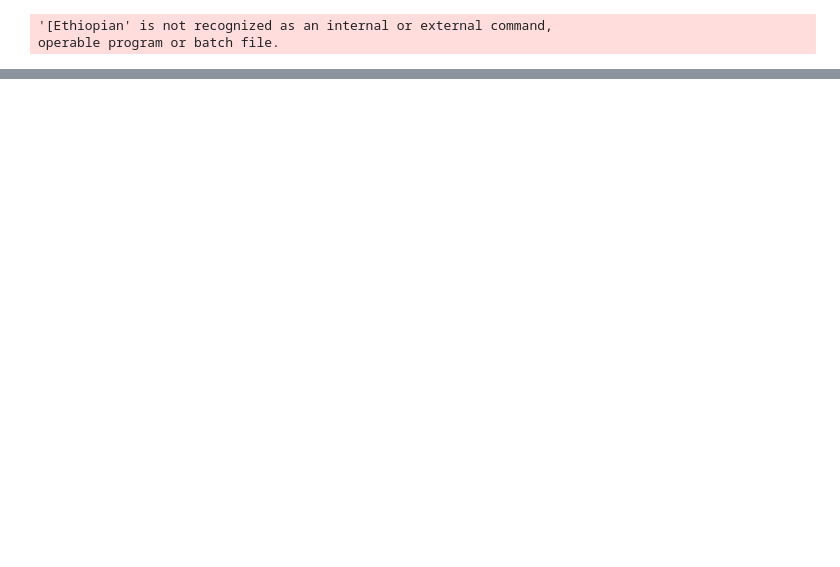
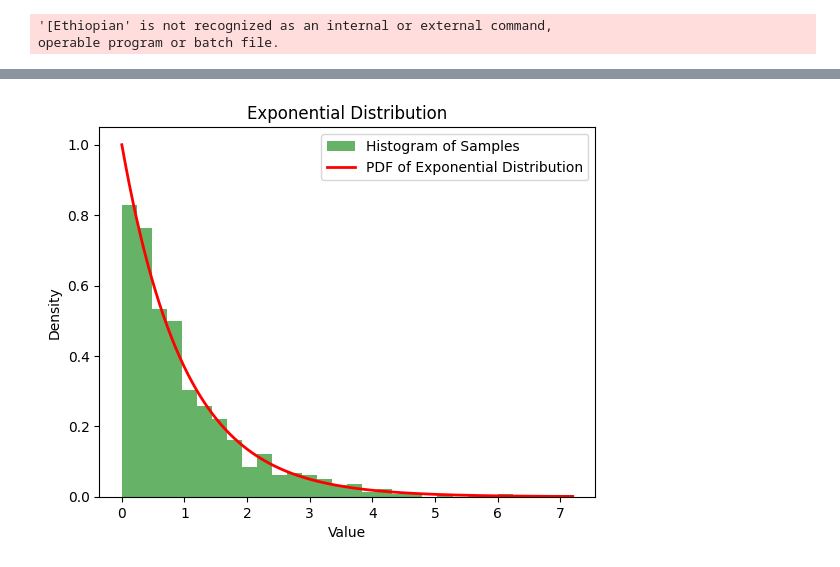
Before and after one commit to Ggithub2020/Python_exercises, a Jupyter notebook: Exercise Files/exercise_files/01_04/2_notebook_workflow.ipynb, the cells around one changed output, grey strips where cells are left out. Saved outputs shown, nothing was run; the diff lists cells and outputs as text; code cells hidden in the pictures; blank space fills up the shorter version.

```diff
--- a/Exercise Files/exercise_files/01_04/2_notebook_workflow.ipynb
+++ b/Exercise Files/exercise_files/01_04/2_notebook_workflow.ipynb
@@ -351,0 +418,28 @@ display(Image(url='https://upload.wikimedia.org/wikipedia/commons/7/71/Flag_of_E
+# %%
+import numpy as np
+import matplotlib.pyplot as plt
+
+# Step 1: Set the rate parameter (lambda)
+lambda_param = 1.0  # Rate parameter
+
+# Step 2: Generate random samples from the exponential distribution
+samples = np.random.exponential(1/lambda_param, 1000)
+
+# Step 3: Create the histogram of the samples
+plt.hist(samples, bins=30, density=True, alpha=0.6, color='g', label='Histogram of Samples')
+
+# Step 4: Overlay the theoretical PDF
+x = np.linspace(0, np.max(samples), 1000)
+pdf = lambda_param * np.exp(-lambda_param * x)
+plt.plot(x, pdf, 'r', linewidth=2, label='PDF of Exponential Distribution')
+
+# Step 5: Add labels and legend
+plt.title('Exponential Distribution')
+plt.xlabel('Value')
+plt.ylabel('Density')
+plt.legend()
+
+# Step 6: Show the plot
+plt.show()
+# %% [output]
+[figure, added]
```
Also changed, not shown: parts of 11 cells of this notebook.
